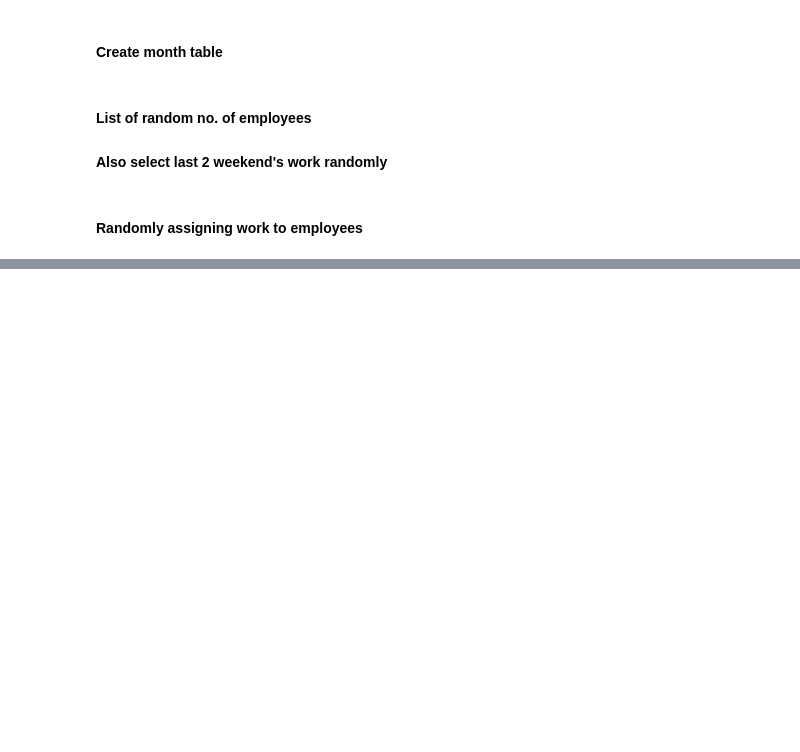
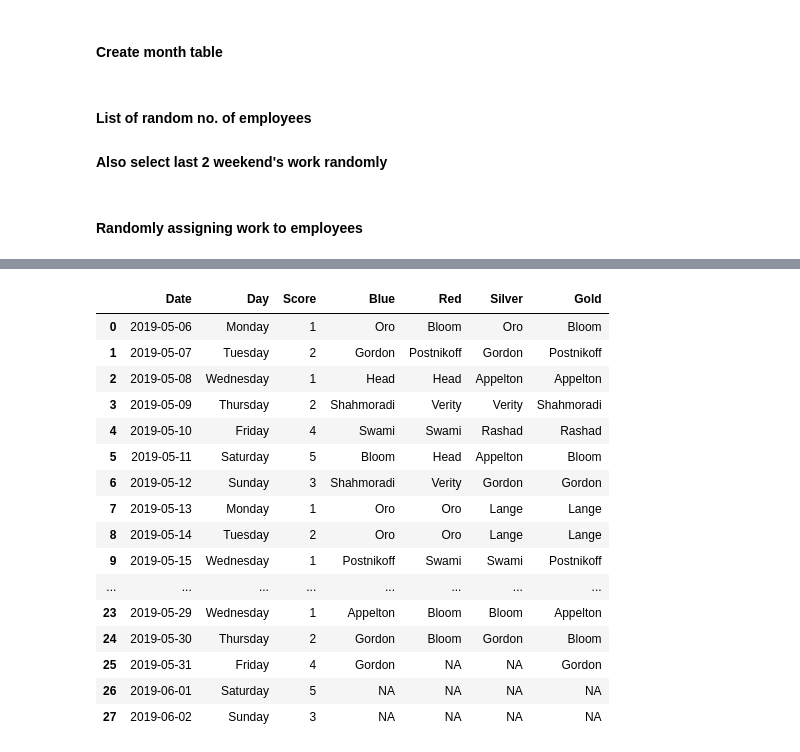
Before and after one commit to suhail511/employee-schedule, a Jupyter notebook: create_table.ipynb, the cells around one changed output, grey strips where cells are left out. Drawn from its saved outputs; the diff is of its cells as text; code cells hidden in the pictures; blank space fills up the shorter version.

```diff
--- a/create_table.ipynb
+++ b/create_table.ipynb
@@ -199,4 +282,9 @@ def get_ml_inputs(score_next_day, free_list, is_weekend, day):
         f.write(str(input_to_ml))
 
     np.save(f'selection/{day}.npy', input_to_ml)
+# %%
+def update_empl_list(choice):
+    for num,empl in enumerate(empl_list):
+        if empl == choice:
+            empl_list[num][9] += 1
 # %%
@@ -350,0 +468,20 @@ score_to_minimize
+# %%
+df_teams_best_with_NA
+# %% [output]
+|  | Date | Day | Score | Blue | Red | Silver | Gold |
+| 0 | 2019-05-06 | Monday | 1 | Oro | Bloom | Oro | Bloom |
+| 1 | 2019-05-07 | Tuesday | 2 | Gordon | Postnikoff | Gordon | Postnikoff |
+| 2 | 2019-05-08 | Wednesday | 1 | Head | Head | Appelton | Appelton |
+| 3 | 2019-05-09 | Thursday | 2 | Shahmoradi | Verity | Verity | Shahmoradi |
+| 4 | 2019-05-10 | Friday | 4 | Swami | Swami | Rashad | Rashad |
+| 5 | 2019-05-11 | Saturday | 5 | Bloom | Head | Appelton | Bloom |
+| 6 | 2019-05-12 | Sunday | 3 | Shahmoradi | Verity | Gordon | Gordon |
+| 7 | 2019-05-13 | Monday | 1 | Oro | Oro | Lange | Lange |
+| 8 | 2019-05-14 | Tuesday | 2 | Oro | Oro | Lange | Lange |
+| 9 | 2019-05-15 | Wednesday | 1 | Postnikoff | Swami | Swami | Postnikoff |
+| ... | ... | ... | ... | ... | ... | ... | ... |
+| 23 | 2019-05-29 | Wednesday | 1 | Appelton | Bloom | Bloom | Appelton |
+| 24 | 2019-05-30 | Thursday | 2 | Gordon | Bloom | Gordon | Bloom |
+| 25 | 2019-05-31 | Friday | 4 | Gordon | NA | NA | Gordon |
+| 26 | 2019-06-01 | Saturday | 5 | NA | NA | NA | NA |
+| 27 | 2019-06-02 | Sunday | 3 | NA | NA | NA | NA |
```
Also changed, not shown: parts of 20 cells of this notebook, 1 other file.
